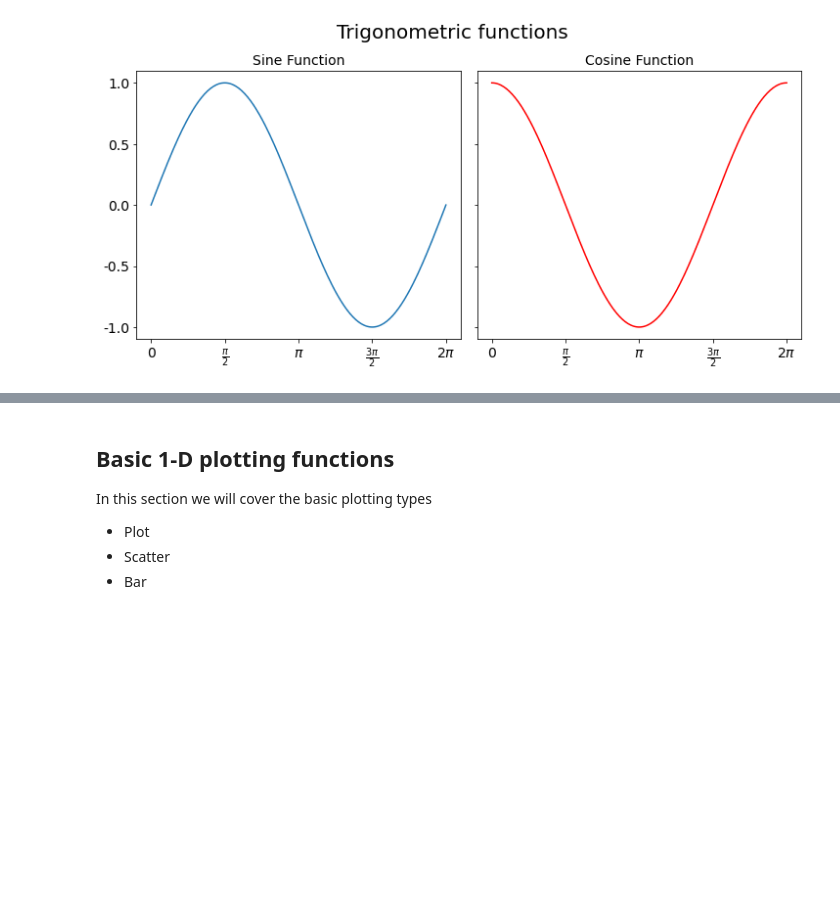
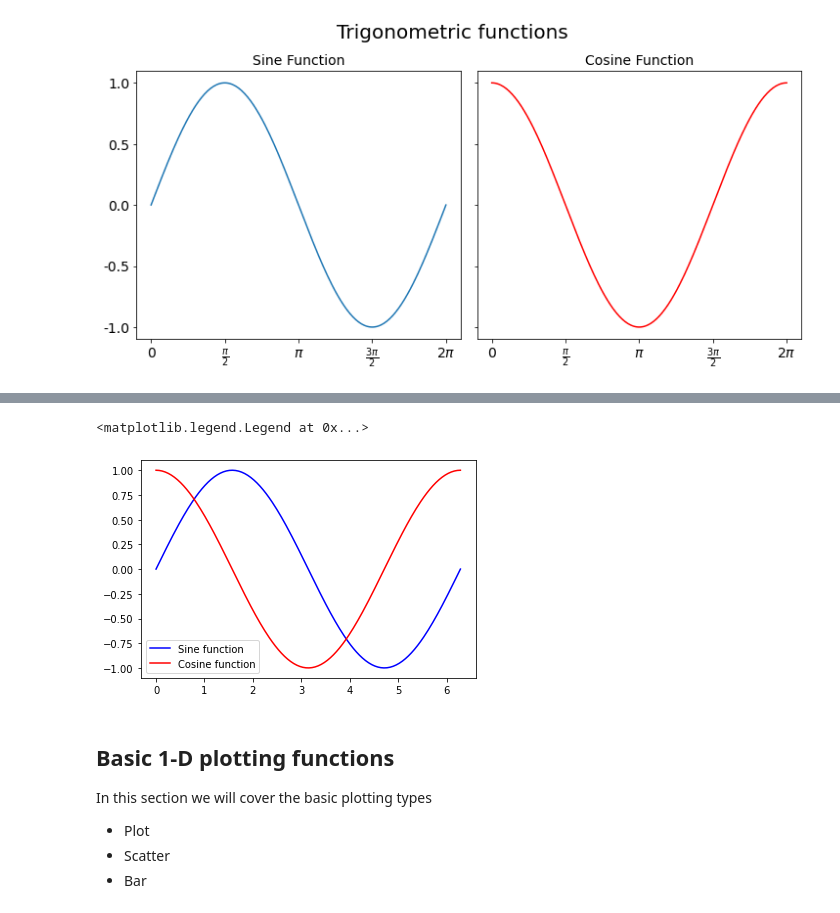
Before and after one commit to faigyb/python4ml, a Jupyter notebook: matplotlib.ipynb, the cells around one changed output, grey strips where cells are left out. Drawn from its saved outputs; the diff is of its cells as text; code cells hidden in the pictures; blank space fills up the shorter version.

Commit message:
Update the 1D Plot lines

```diff
--- a/matplotlib.ipynb
+++ b/matplotlib.ipynb
@@ -209,3 +215,11 @@ Text(0.5, 1.0, 'Cosine Function')
+# %%
+fig, ax = plt.subplots()
+ax.plot(z, np.sin(z), 'b', label='Sine function')
+ax.plot(z, np.cos(z), 'r', label='Cosine function')
+ax.legend()
+# %% [output]
+<matplotlib.legend.Legend at 0x...>
+[figure, added]
 # %% [markdown]
 ## Basic 1-D plotting functions
 
```
Also changed, not shown: parts of 4 cells of this notebook.
